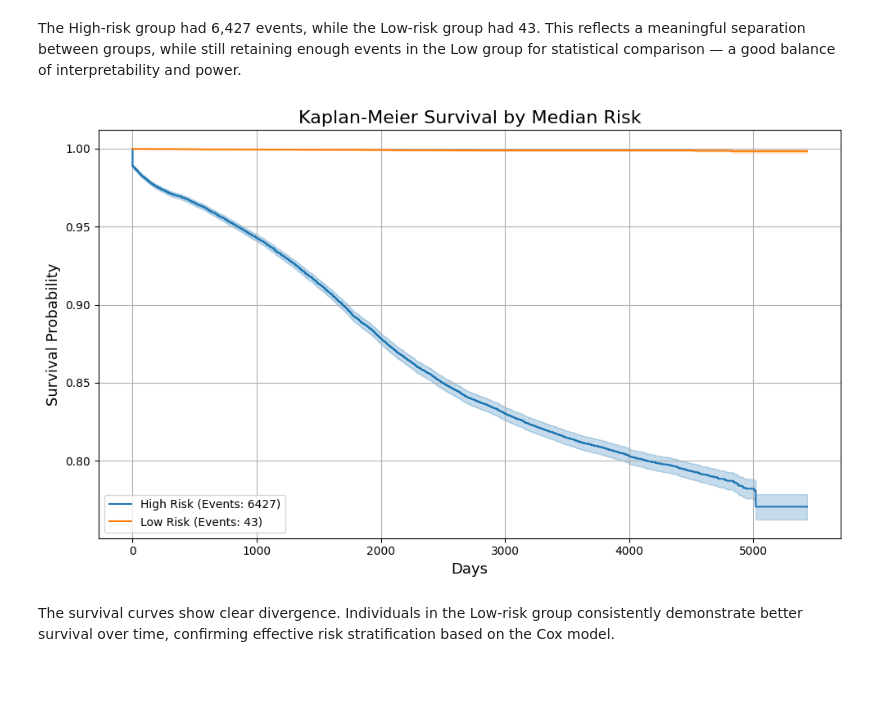
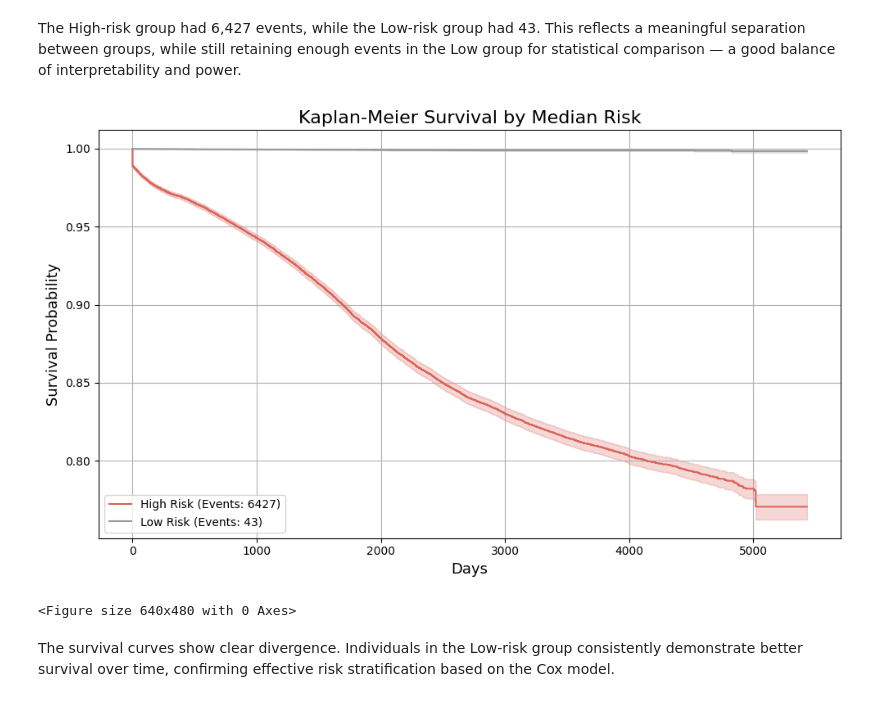
Before and after one commit to yildiramdsa/af-risk-prediction-using-ecg-and-ehr-data, a Jupyter notebook: model_development.ipynb, the cells around one changed output. Saved outputs shown, nothing was run; the diff lists cells and outputs as text; code cells hidden in the pictures.

Commit message:
plots

```diff
--- a/model_development.ipynb
+++ b/model_development.ipynb
@@ -677,33 +760,40 @@ The High-risk group had 6,427 events, while the Low-risk group had 43. This refl
 # %%
 # ------------------------------
 # Kaplan-Meier Plot
 # ------------------------------
 from lifelines import KaplanMeierFitter
 import matplotlib.pyplot as plt
 import seaborn as sns
 
 kmf = KaplanMeierFitter()
 
+custom_colors = {
+    "High": "#db6459",
+    "Low": "#989898"
+}
+
 plt.figure(figsize=(10, 6))
 
 for group in ["High", "Low"]:
     label = f"{group} Risk (Events: {event_counts.get(group, 0)})"
     kmf.fit(
         durations=df_km[df_km["risk_group"] == group]["duration"],
         event_observed=df_km[df_km["risk_group"] == group]["event"],
         label=label
     )
-    kmf.plot_survival_function(ci_show=True)
+    kmf.plot_survival_function(ci_show=True, color=custom_colors.get(group))
 
 plt.title("Kaplan-Meier Survival by Median Risk", fontsize=16)
 plt.xlabel("Days", fontsize=13)
 plt.ylabel("Survival Probability", fontsize=13)
 plt.grid(True)
 plt.legend()
 plt.tight_layout()
 plt.show()
+plt.savefig("kaplan-meier-survival.png", dpi=300, bbox_inches='tight')
 # %% [output]
-[figure, old version]
+[figure, new version]
+<Figure size 640x480 with 0 Axes>
 # %% [markdown]
 The survival curves show clear divergence. Individuals in the Low-risk group consistently demonstrate better survival over time, confirming effective risk stratification based on the Cox model.
 # %%
```
Also changed, not shown: parts of 8 cells of this notebook, 5 other files.
